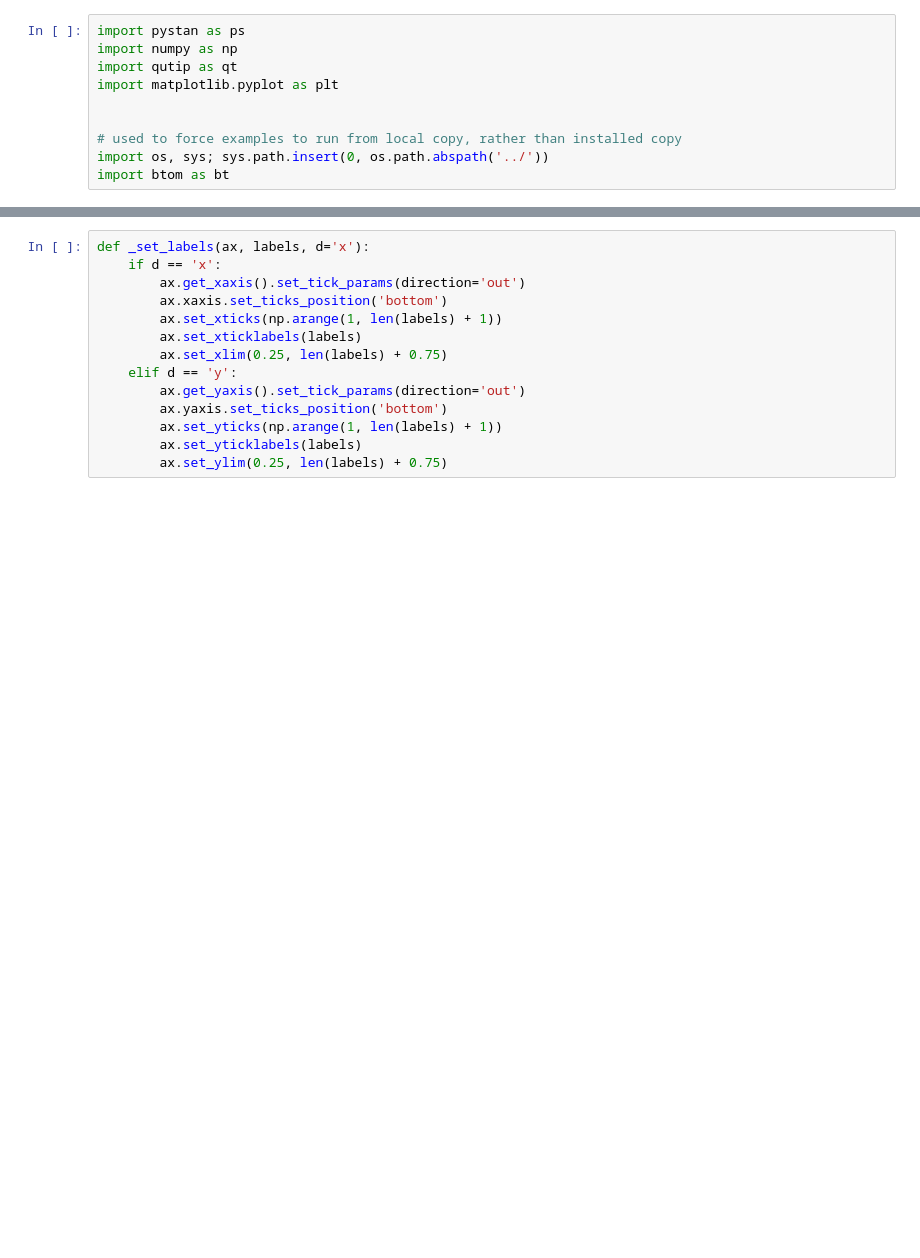
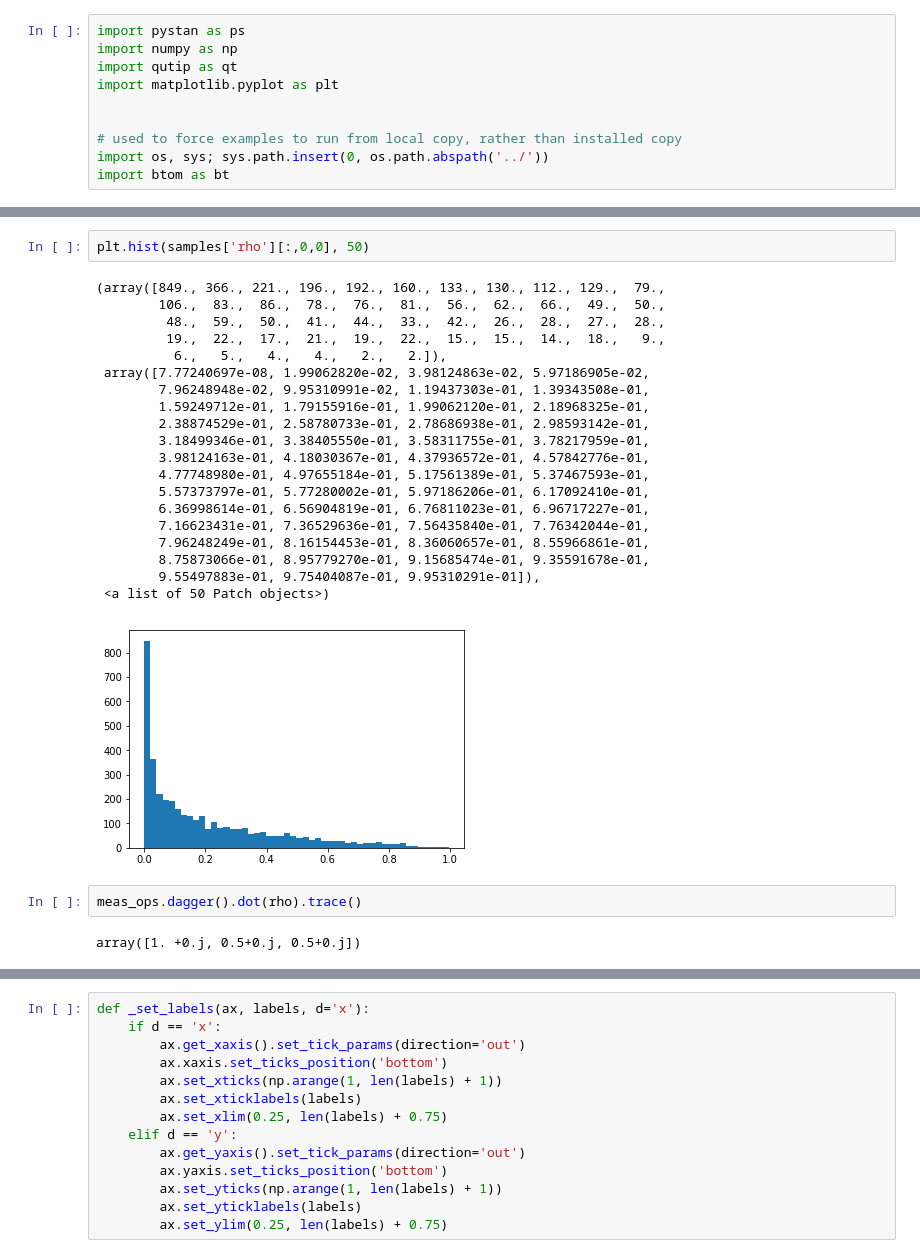
Before and after one commit to ihincks/btom, a Jupyter notebook: examples/binomial-example.ipynb, the cells around one changed output, grey strips where cells are left out. Drawn from its saved outputs; the diff is of its cells as text; blank space fills up the shorter version.

```diff
--- a/examples/binomial-example.ipynb
+++ b/examples/binomial-example.ipynb
@@ -19,0 +34,27 @@ pos.bloch_plot()
+# %%
+plt.hist(samples['rho'][:,0,0], 50)
+# %% [output]
+(array([849., 366., 221., 196., 192., 160., 133., 130., 112., 129.,  79.,
+        106.,  83.,  86.,  78.,  76.,  81.,  56.,  62.,  66.,  49.,  50.,
+         48.,  59.,  50.,  41.,  44.,  33.,  42.,  26.,  28.,  27.,  28.,
+         19.,  22.,  17.,  21.,  19.,  22.,  15.,  15.,  14.,  18.,   9.,
+          6.,   5.,   4.,   4.,   2.,   2.]),
+ array([7.77240697e-08, 1.99062820e-02, 3.98124863e-02, 5.97186905e-02,
+        7.96248948e-02, 9.95310991e-02, 1.19437303e-01, 1.39343508e-01,
+        1.59249712e-01, 1.79155916e-01, 1.99062120e-01, 2.18968325e-01,
+        2.38874529e-01, 2.58780733e-01, 2.78686938e-01, 2.98593142e-01,
+        3.18499346e-01, 3.38405550e-01, 3.58311755e-01, 3.78217959e-01,
+        3.98124163e-01, 4.18030367e-01, 4.37936572e-01, 4.57842776e-01,
+        4.77748980e-01, 4.97655184e-01, 5.17561389e-01, 5.37467593e-01,
+        5.57373797e-01, 5.77280002e-01, 5.97186206e-01, 6.17092410e-01,
+        6.36998614e-01, 6.56904819e-01, 6.76811023e-01, 6.96717227e-01,
+        7.16623431e-01, 7.36529636e-01, 7.56435840e-01, 7.76342044e-01,
+        7.96248249e-01, 8.16154453e-01, 8.36060657e-01, 8.55966861e-01,
+        8.75873066e-01, 8.95779270e-01, 9.15685474e-01, 9.35591678e-01,
+        9.55497883e-01, 9.75404087e-01, 9.95310291e-01]),
+ <a list of 50 Patch objects>)
+[figure, added]
+# %%
+meas_ops.dagger().dot(rho).trace()
+# %% [output]
+array([1. +0.j, 0.5+0.j, 0.5+0.j])
```
Also changed, not shown: parts of 6 cells of this notebook.
